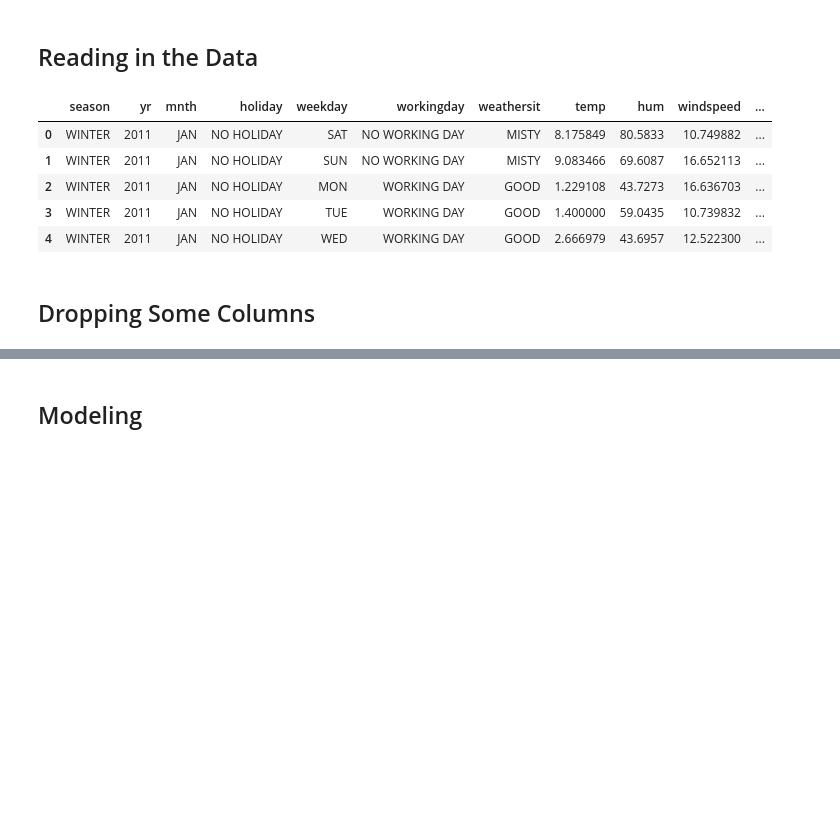
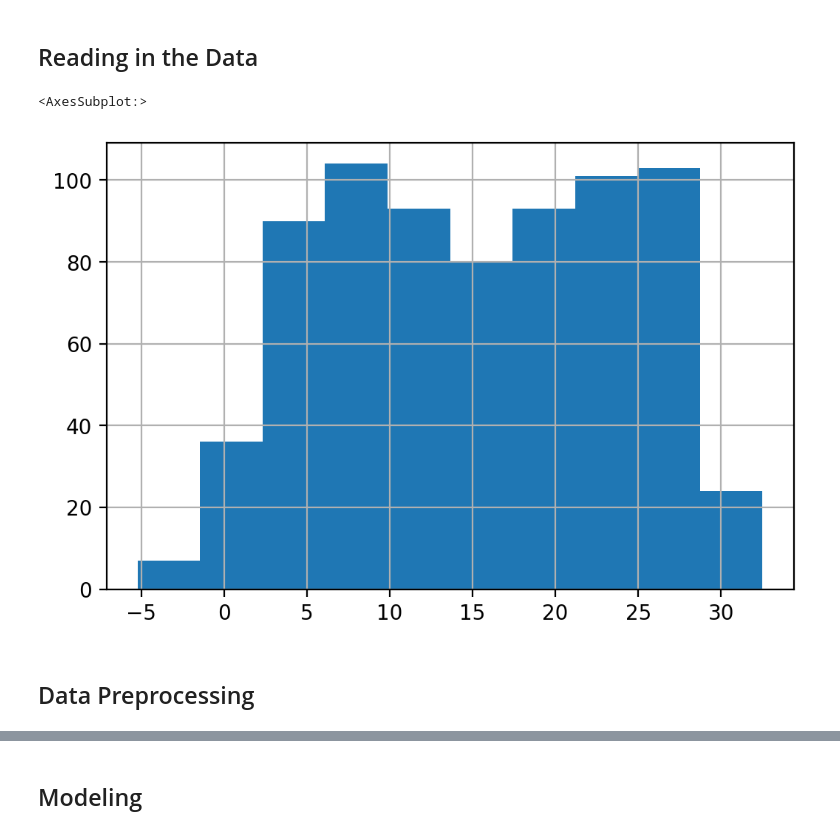
Before and after one commit to christophM/interpretable-ml-book, a Jupyter notebook: Python/bike-sharing/Chapter5-interpretable_models.ipynb, the cells around one changed output, grey strips where cells are left out. Drawn from its saved outputs; the diff is of its cells as text; code cells hidden in the pictures; blank space fills up the shorter version.

```diff
--- a/Python/bike-sharing/Chapter5-interpretable_models.ipynb
+++ b/Python/bike-sharing/Chapter5-interpretable_models.ipynb
@@ -12,14 +12,11 @@ import matplotlib.pyplot as plt
 ## Reading in the Data
 # %%
 df = data_pipeline()
-df.head()
-# %% [output]
-|  | season | yr | mnth | holiday | weekday | workingday | weathersit | temp | hum | windspeed | ... |
-| 0 | WINTER | 2011 | JAN | NO HOLIDAY | SAT | NO WORKING DAY | MISTY | 8.175849 | 80.5833 | 10.749882 | ... |
-| 1 | WINTER | 2011 | JAN | NO HOLIDAY | SUN | NO WORKING DAY | MISTY | 9.083466 | 69.6087 | 16.652113 | ... |
-| 2 | WINTER | 2011 | JAN | NO HOLIDAY | MON | WORKING DAY | GOOD | 1.229108 | 43.7273 | 16.636703 | ... |
-| 3 | WINTER | 2011 | JAN | NO HOLIDAY | TUE | WORKING DAY | GOOD | 1.400000 | 59.0435 | 10.739832 | ... |
-| 4 | WINTER | 2011 | JAN | NO HOLIDAY | WED | WORKING DAY | GOOD | 2.666979 | 43.6957 | 12.522300 | ... |
-# %% [markdown]
-## Dropping Some Columns
+# %%
+df['temp'].hist()
+# %% [output]
+<AxesSubplot:>
+[figure, added]
+# %% [markdown]
+## Data Preprocessing
 # %%
```
Also changed, not shown: parts of 10 cells of this notebook, 3 other files.
